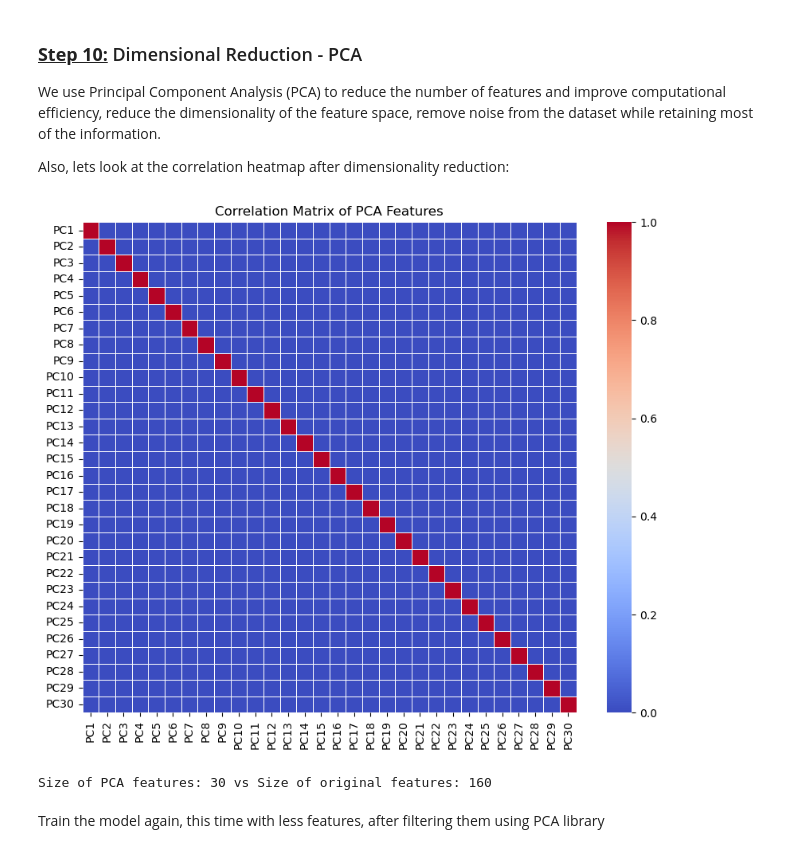
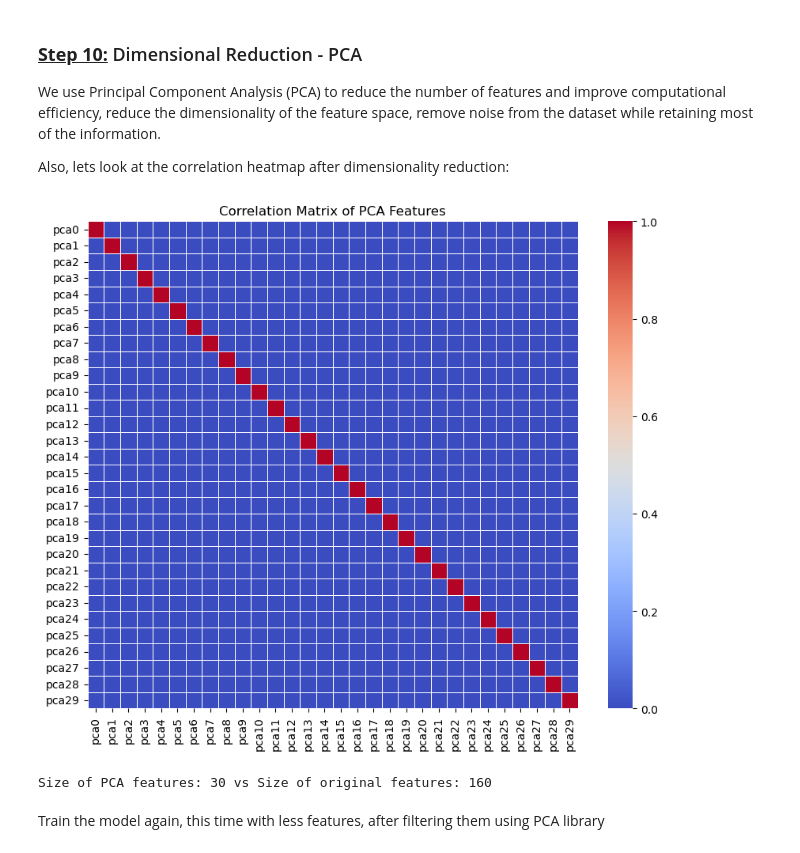
Before and after one commit to netazuz/Emotion-Classification, a Jupyter notebook: feature_extraction.ipynb, the cells around one changed output. Drawn from its saved outputs; the diff is of its cells as text; code cells hidden in the pictures.

```diff
--- a/feature_extraction.ipynb
+++ b/feature_extraction.ipynb
@@ -899,27 +856,28 @@ Also, lets look at the correlation heatmap after dimensionality reduction:
 # %%
 from sklearn.decomposition import PCA
 
 # Apply PCA conserving 98% efficiency
-pca = PCA(n_components=0.98)
-pca_features = pca.fit_transform(X)
-pca_component_names = [f'PC{i}' for i in range(1, pca.n_components_ + 1)]
+pca = PCA(n_components=0.98).set_output(transform="pandas")
+pca_features = pca.fit_transform(Features.drop(columns=Features.columns[-1]))
+
+# pca_component_names = [f'PC{i}' for i in range(1, pca.n_components_ + 1)]
 
 # Transform the PCA features back to a DataFrame
-pca_df = pd.DataFrame(data=pca_features, columns=[f'PC{i}' for i in range(1, pca.n_components_ + 1)])
+# pca_df = pd.DataFrame(data=pca_features, columns=[f'PC{i}' for i in range(1, pca.n_components_ + 1)])
 
 # Plot the correlation heatmap for the PCA features
-corr_matrix_pca = pca_df.corr()
+corr_matrix_pca = pca_features.corr()
 
 # Plot the correlation heatmap
 plt.figure(figsize=(10, 8))
 sns.heatmap(corr_matrix_pca, cmap='coolwarm', linewidths=0.5)
 plt.title('Correlation Matrix of PCA Features')
 plt.show()
 
 # Print the shape of the PCA features
 print(f"Size of PCA features: {pca_features.shape[1]} vs Size of original features: {x_train.shape[1]}")
 # %% [output]
-[figure, old version]
+[figure, new version]
 Size of PCA features: 30 vs Size of original features: 160
 # %% [markdown]
 Train the model again, this time with less features, after filtering them using PCA library
```
Also changed, not shown: parts of 42 cells of this notebook, 1 other file.
